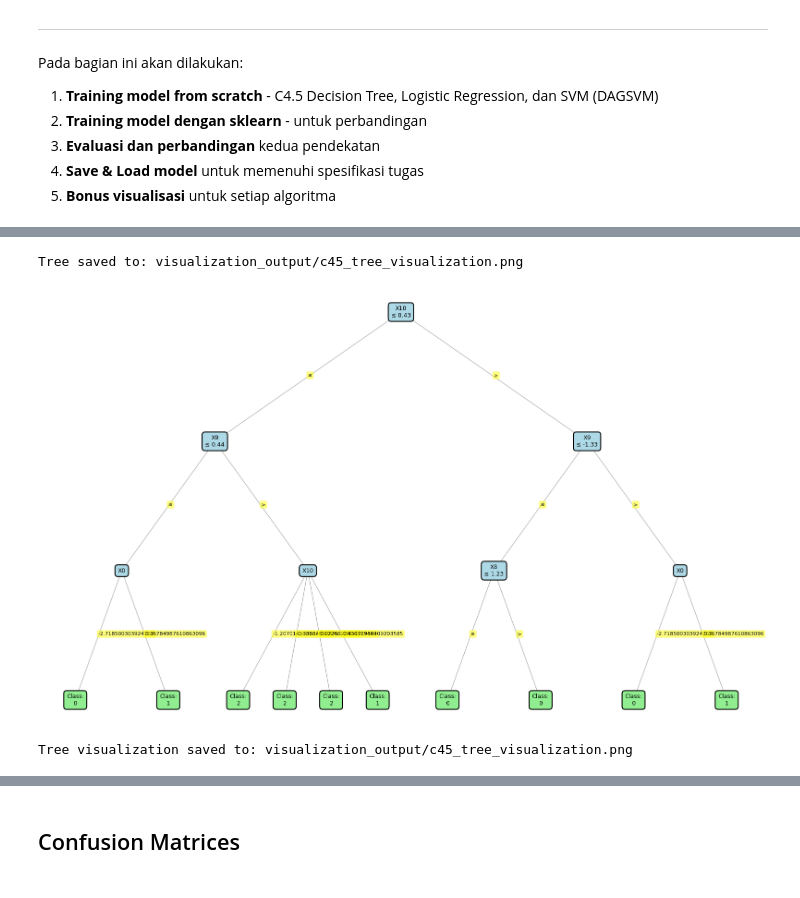
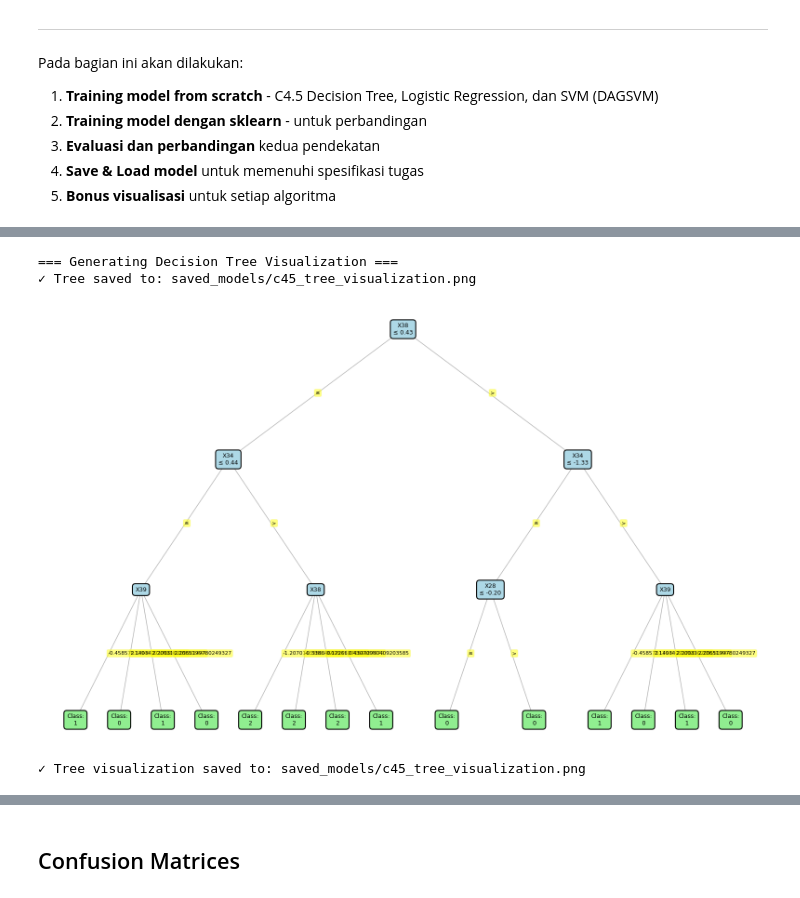
Before and after one commit to wrdtlkhoir/Tubes2AI-SatuWardaEmpatBeban, a Jupyter notebook: src/full-notebook.ipynb, the cells around one changed output, grey strips where cells are left out. Saved outputs shown, nothing was run; the diff lists cells and outputs as text; code cells hidden in the pictures.

```diff
--- a/src/full-notebook.ipynb
+++ b/src/full-notebook.ipynb
@@ -630,22 +352,3 @@ Menerapkan Engineering...
 3. **ColumnTransformer**:
    - Menggabungkan kedua transformer dalam satu pipeline
    - Memastikan konsistensi transformasi train → test
-# %%
-cat_cols = ['Marital status', 'Application mode', 'Course', 'Nacionality',
-            "Mother's occupation", "Father's occupation",
-            "Mother's qualification", "Father's qualification",
-            "Previous qualification"]
-num_cols = [c for c in X_eng.columns if c not in cat_cols]
-
-preprocessor = ColumnTransformer(
-    transformers=[
-        ('num', PowerTransformer(), num_cols),
-        ('cat', OneHotEncoder(handle_unknown='ignore', sparse_output=False), cat_cols)
-    ]
-)
-
-print("Preprocessing...")
-X_train_prep = preprocessor.fit_transform(X_eng)
-X_test_prep = preprocessor.transform(X_test_eng)
-
-print(f"Shape setelah preprocessing - Train: {X_train_prep.shape}, Test: {X_test_prep.shape}")
@@ -735,14 +368,16 @@ Memisahkan data untuk training dan validasi model.
 # %%
-# Split data untuk training dan validasi (menggunakan data yang sudah di RFE)
+# Split data untuk training dan validation
 X_tr, X_val, y_tr, y_val = train_test_split(
-    X_train_sel, y_encoded,
+    X_train_prep, y_encoded,
     test_size=0.2,
-    random_state=42,
-    stratify=y_encoded
+    stratify=y_encoded,
+    random_state=42
 )
 
-print(f"Training set: {X_tr.shape}")
-print(f"Validation set: {X_val.shape}")
-print(f"Target distribution - Train: {np.bincount(y_tr)}")
-print(f"Target distribution - Val: {np.bincount(y_val)}")
+print(f"Training set: {X_tr.shape[0]} samples")
+print(f"Validation set: {X_val.shape[0]} samples")
+print(f"\nClass distribution in training:")
+for i, c in enumerate(classes):
+    count = np.sum(y_tr == i)
+    print(f"  {c}: {count} ({count/len(y_tr)*100:.1f}%)")
 # %% [output]
@@ -833,19 +421,22 @@ Menampilkan struktur pohon keputusan dengan parameter top-N levels.
 # %%
+print("\n=== Generating Decision Tree Visualization ===")
+
 if hasattr(dt_scratch, 'visualize_tree'):
     dt_scratch.visualize_tree(
         max_depth=3,
-        save_path='visualization_output/c45_tree_visualization.png',
+        save_path='saved_models/c45_tree_visualization.png',
         figsize=(20, 12)
     )
-    print("\nTree visualization saved to: visualization_output/c45_tree_visualization.png")
+    print("\nTree visualization saved to: saved_models/c45_tree_visualization.png")
 else:
     print("visualize_tree method not available.")
 
 if hasattr(dt_scratch, 'export_text'):
     print("\nTree Structure")
     text_tree = dt_scratch.export_text(max_depth=3)
     print(text_tree)
 # %% [output]
-Tree saved to: visualization_output/c45_tree_visualization.png
+=== Generating Decision Tree Visualization ===
+✓ Tree saved to: saved_models/c45_tree_visualization.png
-[figure, old version]
+[figure, new version]
-Tree visualization saved to: visualization_output/c45_tree_visualization.png
+✓ Tree visualization saved to: saved_models/c45_tree_visualization.png
```
Also changed, not shown: parts of 65 cells of this notebook, 7 other files.
